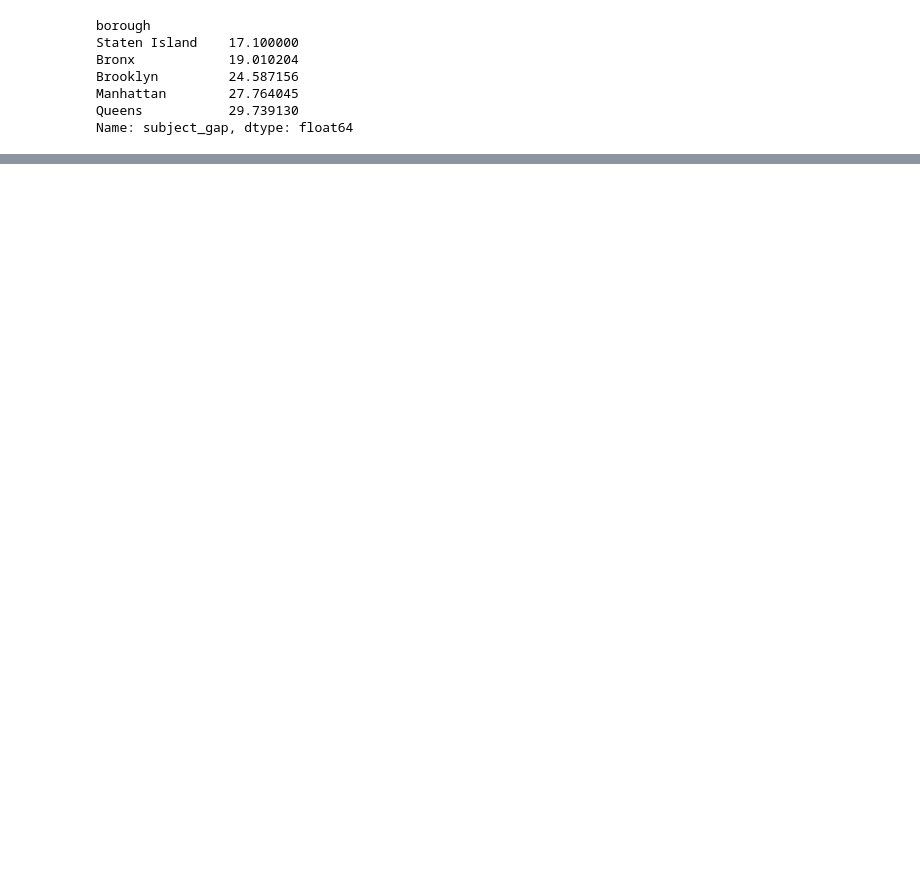
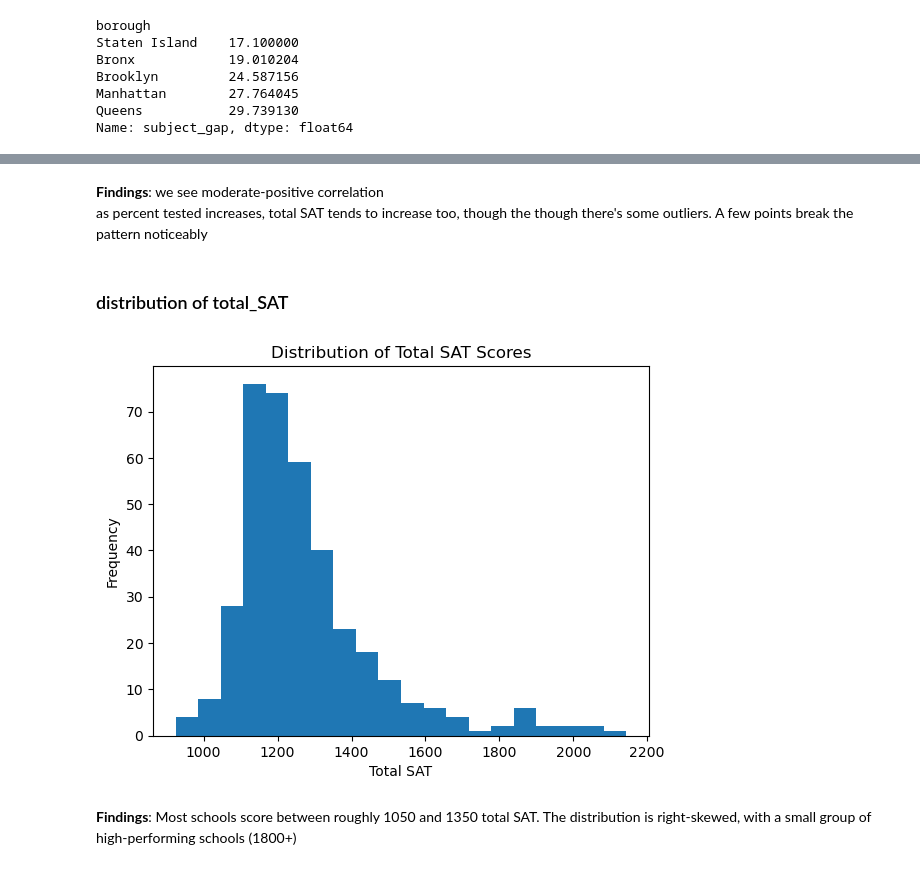
Before and after one commit to DhikraCh/nyc-schools-sat-analysis, a Jupyter notebook: analysis.ipynb, the cells around one changed output, grey strips where cells are left out. Cells and saved outputs as stored; diff of their text form; code cells hidden in the pictures; blank space fills up the shorter version.

```diff
--- a/analysis.ipynb
+++ b/analysis.ipynb
@@ -259,0 +297,18 @@ Name: subject_gap, dtype: float64
+# %% [markdown]
+**Findings**:
+we see moderate-positive correlation
+as percent tested increases, total SAT tends to increase too, though the
+though there's some outliers. A few points break the pattern noticeably
+# %% [markdown]
+### distribution of total_SAT
+# %%
+schools["total_SAT"].plot(kind="hist", bins=20, title="Distribution of Total SAT Scores")
+plt.xlabel("Total SAT")
+plt.savefig("images/sat_distribution.png")
+plt.show()
+# %% [output]
+[figure, added]
+# %% [markdown]
+**Findings**:
+Most schools score between roughly 1050 and 1350 total SAT. The distribution
+is right-skewed, with a small group of high-performing schools (1800+)
```
Also changed, not shown: parts of 8 cells of this notebook, 1 other file.
